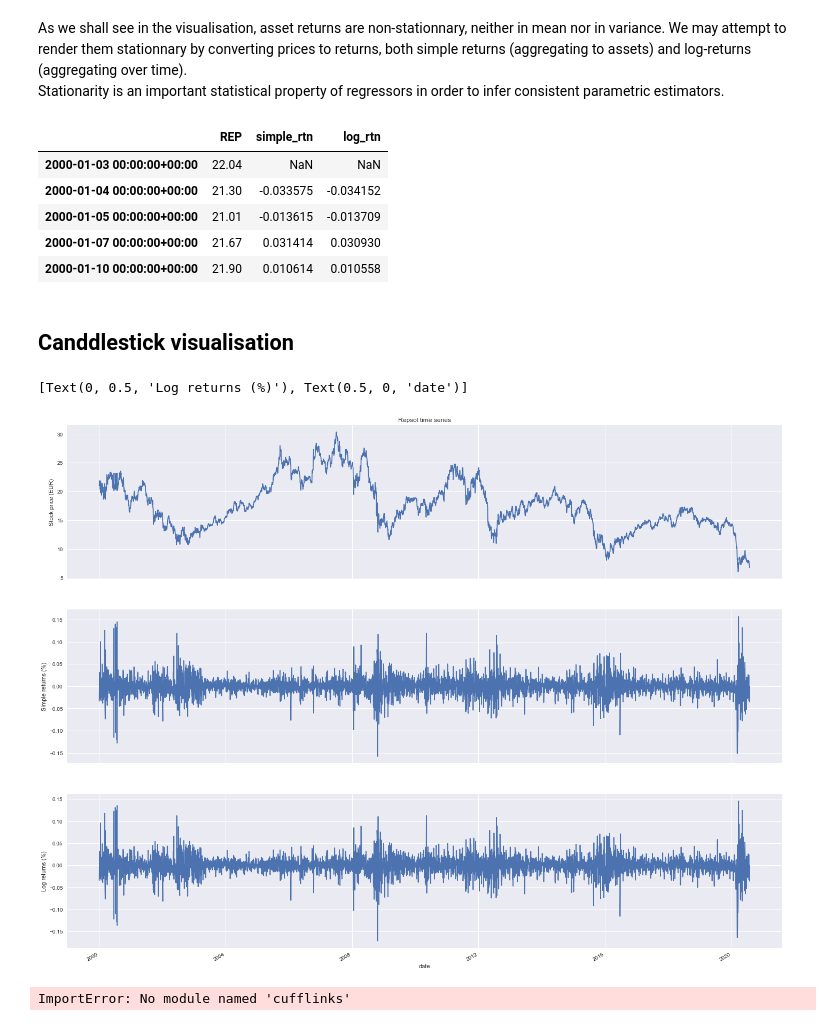
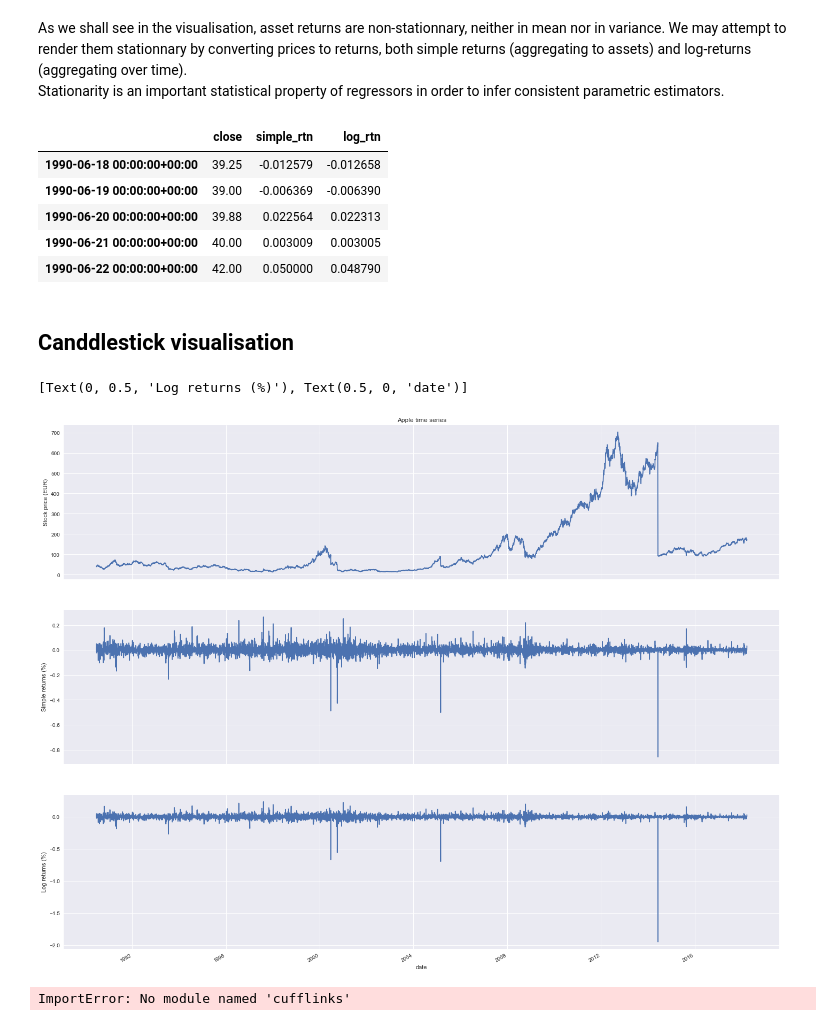
Before and after one commit to isabelpuche/ml_for_algo_trading, a Jupyter notebook: notebooks/eda_quandl.ipynb, the cells around one changed output. Drawn from its saved outputs; the diff is of its cells as text; code cells hidden in the pictures.

```diff
--- a/notebooks/eda_quandl.ipynb
+++ b/notebooks/eda_quandl.ipynb
@@ -182,17 +182,17 @@ df.describe()
 As we shall see in the visualisation, asset returns are non-stationnary, neither in mean nor in variance. We may attempt to render them stationnary by converting prices to returns, both simple returns (aggregating to assets) and log-returns (aggregating over time). <br>
 Stationarity is an important statistical property of regressors in order to infer consistent parametric estimators.
 # %%
-df['simple_rtn'] = df.REP.pct_change()
-df['log_rtn'] = np.log(df.REP/df.REP.shift(1))
+df['simple_rtn'] = df.close.pct_change()
+df['log_rtn'] = np.log(df.close/df.close.shift(1))
 # %%
 df.head()
 # %% [output]
-|  | REP | simple_rtn | log_rtn |
-| 2000-01-03 00:00:00+00:00 | 22.04 | NaN | NaN |
-| 2000-01-04 00:00:00+00:00 | 21.30 | -0.033575 | -0.034152 |
-| 2000-01-05 00:00:00+00:00 | 21.01 | -0.013615 | -0.013709 |
-| 2000-01-07 00:00:00+00:00 | 21.67 | 0.031414 | 0.030930 |
-| 2000-01-10 00:00:00+00:00 | 21.90 | 0.010614 | 0.010558 |
+|  | close | simple_rtn | log_rtn |
+| 1990-06-18 00:00:00+00:00 | 39.25 | -0.012579 | -0.012658 |
+| 1990-06-19 00:00:00+00:00 | 39.00 | -0.006369 | -0.006390 |
+| 1990-06-20 00:00:00+00:00 | 39.88 | 0.022564 | 0.022313 |
+| 1990-06-21 00:00:00+00:00 | 40.00 | 0.003009 | 0.003005 |
+| 1990-06-22 00:00:00+00:00 | 42.00 | 0.050000 | 0.048790 |
 # %%
 df = df.dropna() # We drop NAs
 # %% [markdown]
@@ -200,19 +200,19 @@ df = df.dropna() # We drop NAs
 # %%
 fig, ax = plt.subplots(3, 1, figsize=(24, 20), sharex=True)
 
-df.REP.plot(ax=ax[0])
-ax[0].set(title = 'Repsol time series',
+df.close.plot(ax=ax[0])
+ax[0].set(title = 'Apple time series',
           ylabel = 'Stock price (EUR)')
 
 df.simple_rtn.plot(ax=ax[1])
 ax[1].set(ylabel = 'Simple returns (%)')
 
 df.log_rtn.plot(ax=ax[2])
 ax[2].set(xlabel = 'date',
           ylabel = 'Log returns (%)')
 # %% [output]
 [Text(0, 0.5, 'Log returns (%)'), Text(0.5, 0, 'date')]
-[figure, old version]
+[figure, new version]
 # %%
 import cufflinks as cf
 from plotly.offline import iplot, init_notebook_mode
```
Also changed, not shown: parts of 20 cells of this notebook, 5 other files.
